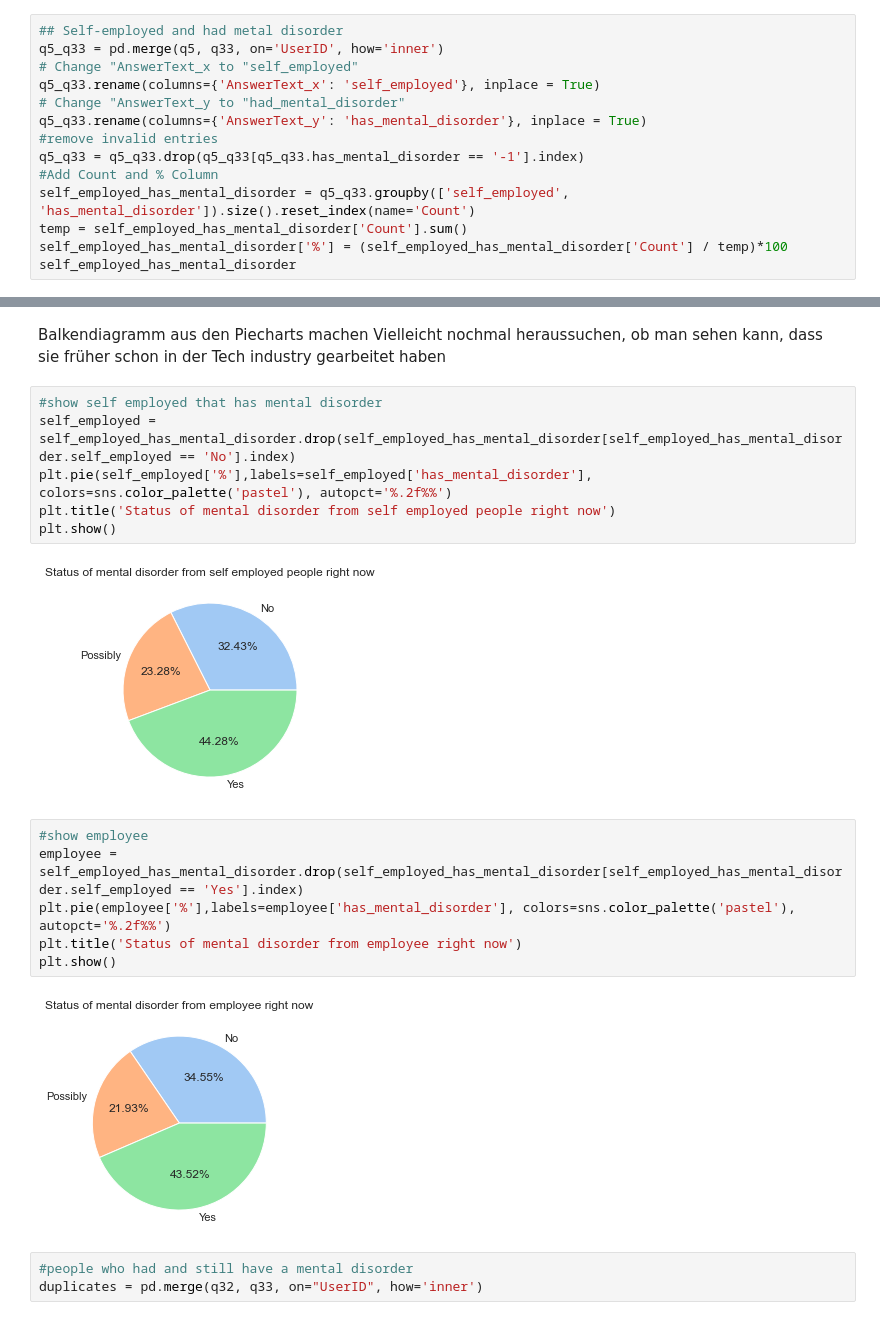
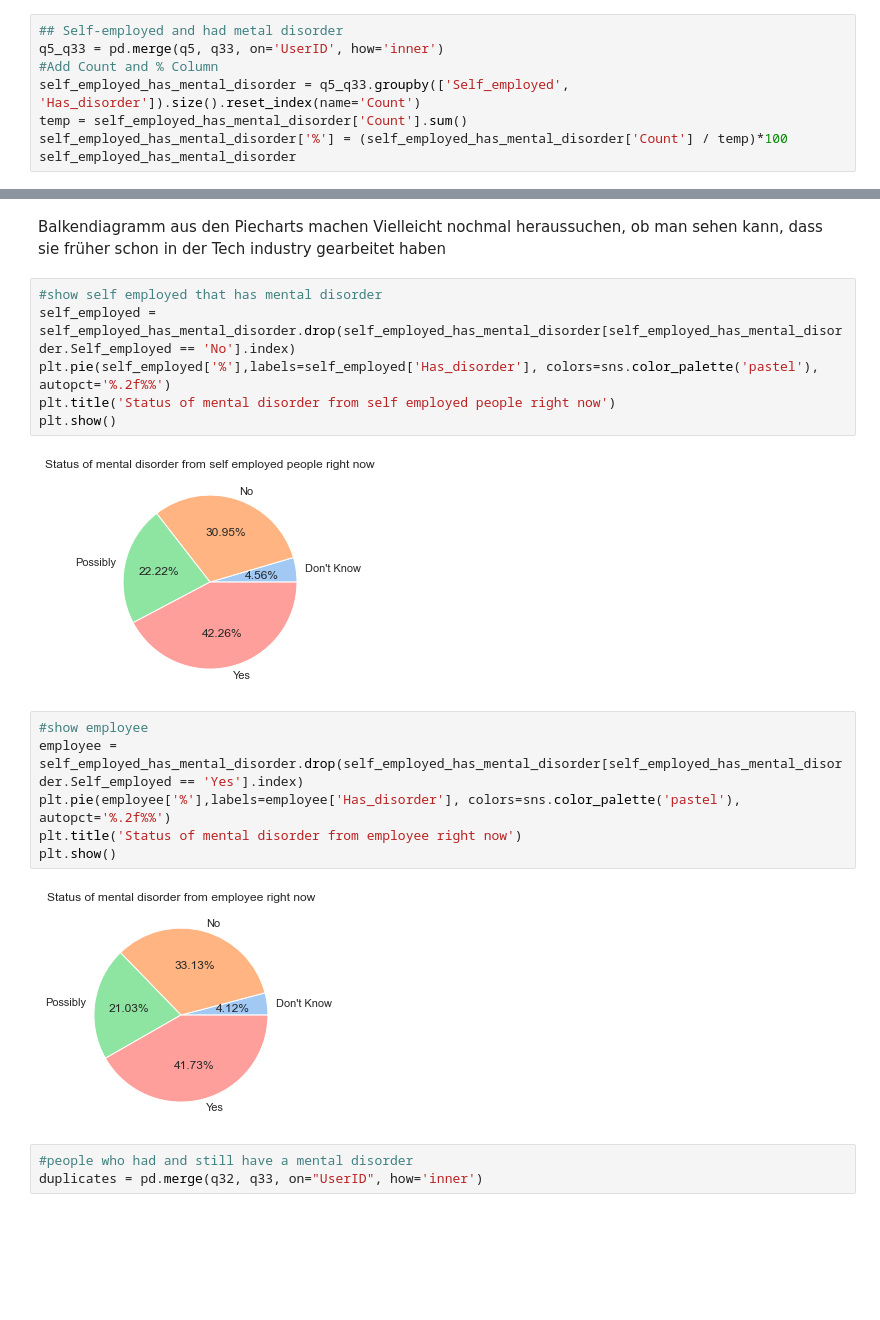
Before and after one commit to Selorikas/mental-health, a Jupyter notebook: mental-health.ipynb, the cells around one changed output, grey strips where cells are left out. Drawn from its saved outputs; the diff is of its cells as text; blank space fills up the shorter version.

```diff
--- a/mental-health.ipynb
+++ b/mental-health.ipynb
@@ -359,14 +354,8 @@ plt.show()
 # %%
 ## Self-employed and had metal disorder
 q5_q33 = pd.merge(q5, q33, on='UserID', how='inner')
-# Change "AnswerText_x to "self_employed"
-q5_q33.rename(columns={'AnswerText_x': 'self_employed'}, inplace = True)
-# Change "AnswerText_y to "had_mental_disorder"
-q5_q33.rename(columns={'AnswerText_y': 'has_mental_disorder'}, inplace = True)
-#remove invalid entries
-q5_q33 = q5_q33.drop(q5_q33[q5_q33.has_mental_disorder == '-1'].index)
 #Add Count and % Column
-self_employed_has_mental_disorder = q5_q33.groupby(['self_employed', 'has_mental_disorder']).size().reset_index(name='Count')
+self_employed_has_mental_disorder = q5_q33.groupby(['Self_employed', 'Has_disorder']).size().reset_index(name='Count')
 temp = self_employed_has_mental_disorder['Count'].sum()
 self_employed_has_mental_disorder['%'] = (self_employed_has_mental_disorder['Count'] / temp)*100
 self_employed_has_mental_disorder
@@ -392,20 +383,20 @@ Balkendiagramm aus den Piecharts machen
 Vielleicht nochmal heraussuchen, ob man sehen kann, dass sie früher schon in der Tech industry gearbeitet haben
 # %%
 #show self employed that has mental disorder
-self_employed = self_employed_has_mental_disorder.drop(self_employed_has_mental_disorder[self_employed_has_mental_disorder.self_employed == 'No'].index)
-plt.pie(self_employed['%'],labels=self_employed['has_mental_disorder'], colors=sns.color_palette('pastel'), autopct='%.2f%%')
+self_employed = self_employed_has_mental_disorder.drop(self_employed_has_mental_disorder[self_employed_has_mental_disorder.Self_employed == 'No'].index)
+plt.pie(self_employed['%'],labels=self_employed['Has_disorder'], colors=sns.color_palette('pastel'), autopct='%.2f%%')
 plt.title('Status of mental disorder from self employed people right now')
 plt.show()
 # %% [output]
-[figure, old version]
+[figure, new version]
 # %%
 #show employee
-employee = self_employed_has_mental_disorder.drop(self_employed_has_mental_disorder[self_employed_has_mental_disorder.self_employed == 'Yes'].index)
-plt.pie(employee['%'],labels=employee['has_mental_disorder'], colors=sns.color_palette('pastel'), autopct='%.2f%%')
+employee = self_employed_has_mental_disorder.drop(self_employed_has_mental_disorder[self_employed_has_mental_disorder.Self_employed == 'Yes'].index)
+plt.pie(employee['%'],labels=employee['Has_disorder'], colors=sns.color_palette('pastel'), autopct='%.2f%%')
 plt.title('Status of mental disorder from employee right now')
 plt.show()
 # %% [output]
-[figure, old version]
+[figure, new version]
 # %%
 #people who had and still have a mental disorder
 duplicates = pd.merge(q32, q33, on="UserID", how='inner')
```
Also changed, not shown: parts of 6 cells of this notebook.
